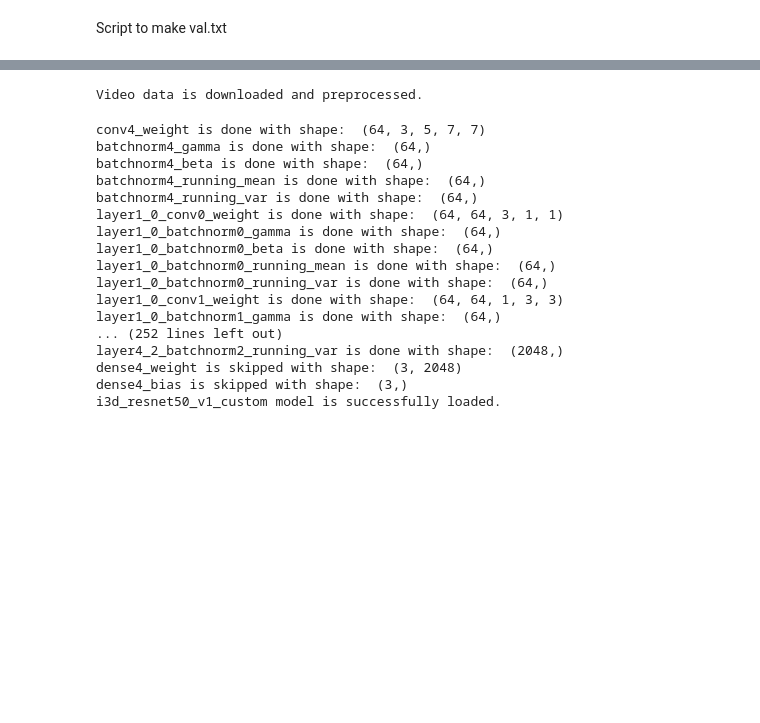
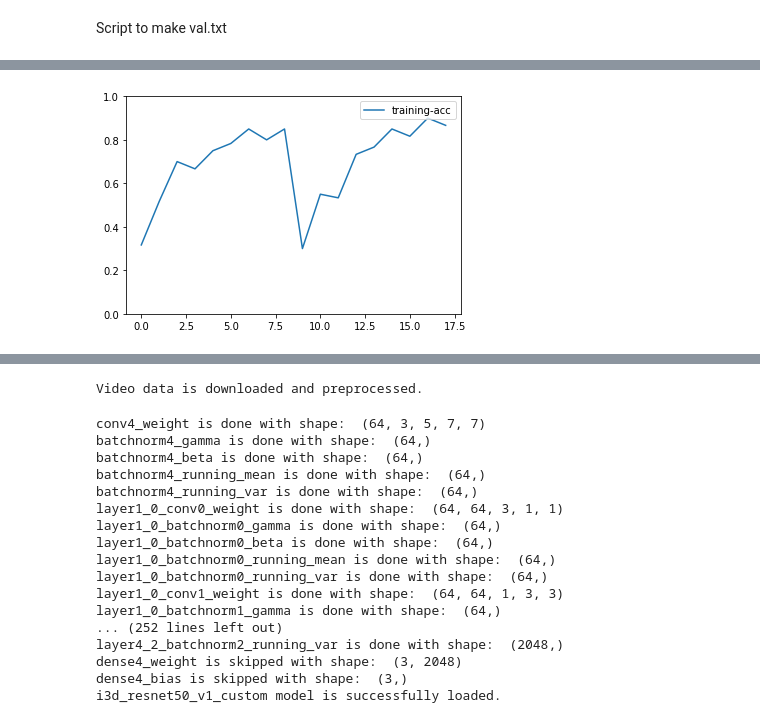
Before and after one commit to naynikaw/HumanActionRecognition, a Jupyter notebook: I3D_model.ipynb, the cells around one changed output, grey strips where cells are left out. Cells and saved outputs as stored; diff of their text form; code cells hidden in the pictures; blank space fills up the shorter version.

```diff
--- a/I3D_model.ipynb
+++ b/I3D_model.ipynb
@@ -389,0 +392,14 @@ Total inference time is 0.63 minutes
+# %%
+train_dataset = VideoClsCustom(root=os.path.expanduser('/content/drive/MyDrive/new'),
+                               setting=os.path.expanduser('/content/train.txt'),
+                               train=True,
+                               new_length=64,
+                               slowfast=True,
+                               slow_temporal_stride=16,
+                               fast_temporal_stride=2,
+                               transform=transform_train,
+                               video_loader=True,
+                               use_decord=True)
+print('Load %d training samples.' % len(train_dataset))
+train_data = gluon.data.DataLoader(train_dataset, batch_size=batch_size,
+                                   shuffle=True, num_workers=num_workers)
@@ -389,0 +408,4 @@ Total inference time is 0.63 minutes
+# %%
+net_slowfast = get_model(name='slowfast_4x16_resnet50_custom', nclass=3)
+net_slowfast.collect_params().reset_ctx(ctx)
+print(net_slowfast)
@@ -389,0 +430,55 @@ Total inference time is 0.63 minutes
+# %%
+trainer = gluon.Trainer(net_slowfast.collect_params(), optimizer, optimizer_params)
+# %%
+epochs = 9
+lr_decay_count = 0
+
+for epoch in range(epochs):
+    tic = time.time()
+    train_metric.reset()
+    train_loss = 0
+
+    # Learning rate decay
+    if epoch == lr_decay_epoch[lr_decay_count]:
+        trainer.set_learning_rate(trainer.learning_rate*lr_decay)
+        lr_decay_count += 1
+
+    # Loop through each batch of training data
+    for i, batch in enumerate(train_data):
+        # Extract data and label
+        data = split_and_load(batch[0], ctx_list=ctx, batch_axis=0)
+        label = split_and_load(batch[1], ctx_list=ctx, batch_axis=0)
+
+        # AutoGrad
+        with ag.record():
+            output = []
+            for _, X in enumerate(data):
+                X = X.reshape((-1,) + X.shape[2:])
+                pred = net_slowfast(X)
+                output.append(pred)
+            loss = [loss_fn(yhat, y) for yhat, y in zip(output, label)]
+
+        # Backpropagation
+        for l in loss:
+            l.backward()
+
+        # Optimize
+        trainer.step(batch_size)
+
+        # Update metrics
+        train_loss += sum([l.mean().asscalar() for l in loss])
+        train_metric.update(label, output)
+
+        if i == 100:
+            break
+
+    name, acc = train_metric.get()
+
+    # Update history and print metrics
+    train_history.update([acc])
+    print('[Epoch %d] train=%f loss=%f time: %f' %
+        (epoch, acc, train_loss / (i+1), time.time()-tic))
+
+# We can plot the metric scores with:
+train_history.plot()
+# %% [output]
@@ -389,0 +494 @@ Total inference time is 0.63 minutes
+[figure, added]
```
Also changed, not shown: parts of 12 cells of this notebook.
